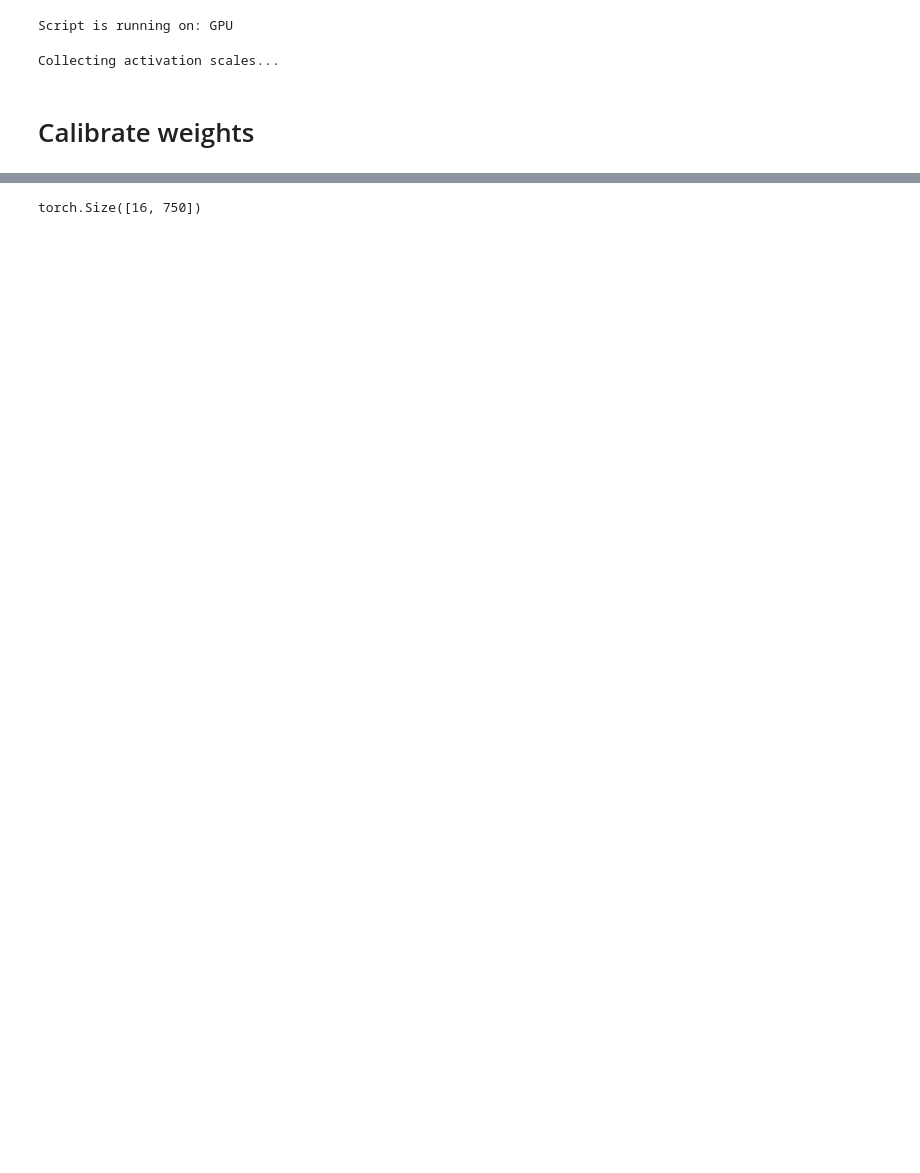
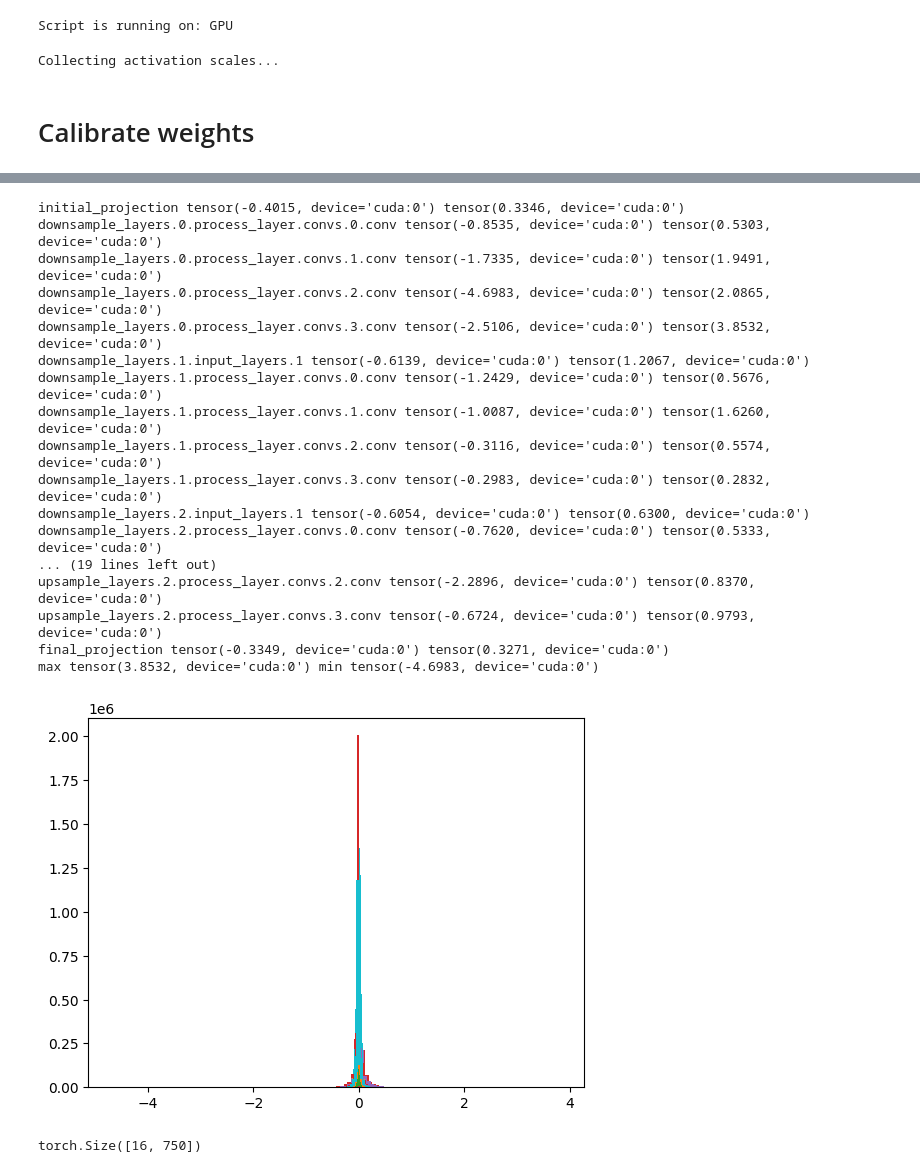
Before and after one commit to snnithya/GaMaDHaNi-quantized, a Jupyter notebook: quantization-studies/activation-aware.ipynb, the cells around one changed output, grey strips where cells are left out. Drawn from its saved outputs; the diff is of its cells as text; code cells hidden in the pictures; blank space fills up the shorter version.

```diff
--- a/quantization-studies/activation-aware.ipynb
+++ b/quantization-studies/activation-aware.ipynb
@@ -31,6 +31,21 @@ rand_inds = np.random.choice(np.arange(7174), n_samples)
 gin.parse_config_file('/home/mila/n/nithya.shikarpur/GaMaDHaNi-dev/configs/pitch_to_audio_config_updated.gin')
 db = '/home/mila/n/nithya.shikarpur/scratch/final-data-ismir/data/merged_data-finalest/cached-audio-pitch-16k/train'
 db = SequenceDataset(db)
+# %%
+def visualize_layer_wise_weights(model):
+    max_val = 0
+    min_val = 0
+    for i, (n,m) in enumerate(model.named_modules()):
+        if isinstance(m, (torch.nn.Conv1d, torch.nn.Linear, torch.nn.ConvTranspose1d)):
+            if len(m.weight.shape) == 3:
+                print(n, m.weight.data.min(), m.weight.data.max())
+                max_val = max(max_val, m.weight.data.max())
+                min_val = min(min_val, m.weight.data.min())
+                # plot weights
+                plt.hist(m.weight.flatten().detach().cpu().numpy(), bins=100)
+                if torch.isnan(m.weight).any():
+                    print('nan')
+    print('max', max_val, 'min', min_val)
 # %%
 def get_calib_data(db, time_range = (0, 1), group_size = 16):
     calib_data = []
@@ -171,3 +236,24 @@ for n, m in audio_model.named_modules():
+# %%
+visualize_layer_wise_weights(audio_model)
+# %% [output]
+initial_projection tensor(-0.4015, device='cuda:0') tensor(0.3346, device='cuda:0')
+downsample_layers.0.process_layer.convs.0.conv tensor(-0.8535, device='cuda:0') tensor(0.5303, device='cuda:0')
+downsample_layers.0.process_layer.convs.1.conv tensor(-1.7335, device='cuda:0') tensor(1.9491, device='cuda:0')
+downsample_layers.0.process_layer.convs.2.conv tensor(-4.6983, device='cuda:0') tensor(2.0865, device='cuda:0')
+downsample_layers.0.process_layer.convs.3.conv tensor(-2.5106, device='cuda:0') tensor(3.8532, device='cuda:0')
+downsample_layers.1.input_layers.1 tensor(-0.6139, device='cuda:0') tensor(1.2067, device='cuda:0')
+downsample_layers.1.process_layer.convs.0.conv tensor(-1.2429, device='cuda:0') tensor(0.5676, device='cuda:0')
+downsample_layers.1.process_layer.convs.1.conv tensor(-1.0087, device='cuda:0') tensor(1.6260, device='cuda:0')
+downsample_layers.1.process_layer.convs.2.conv tensor(-0.3116, device='cuda:0') tensor(0.5574, device='cuda:0')
+downsample_layers.1.process_layer.convs.3.conv tensor(-0.2983, device='cuda:0') tensor(0.2832, device='cuda:0')
+downsample_layers.2.input_layers.1 tensor(-0.6054, device='cuda:0') tensor(0.6300, device='cuda:0')
+downsample_layers.2.process_layer.convs.0.conv tensor(-0.7620, device='cuda:0') tensor(0.5333, device='cuda:0')
+... (19 lines left out)
+upsample_layers.2.process_layer.convs.2.conv tensor(-2.2896, device='cuda:0') tensor(0.8370, device='cuda:0')
+upsample_layers.2.process_layer.convs.3.conv tensor(-0.6724, device='cuda:0') tensor(0.9793, device='cuda:0')
+final_projection tensor(-0.3349, device='cuda:0') tensor(0.3271, device='cuda:0')
+max tensor(3.8532, device='cuda:0') min tensor(-4.6983, device='cuda:0')
+[figure, added]
 # %%
 # preprocess pitch to feed it as conditioning to the spectrogram generator
 
```
Also changed, not shown: parts of 14 cells of this notebook, 2 other files.
